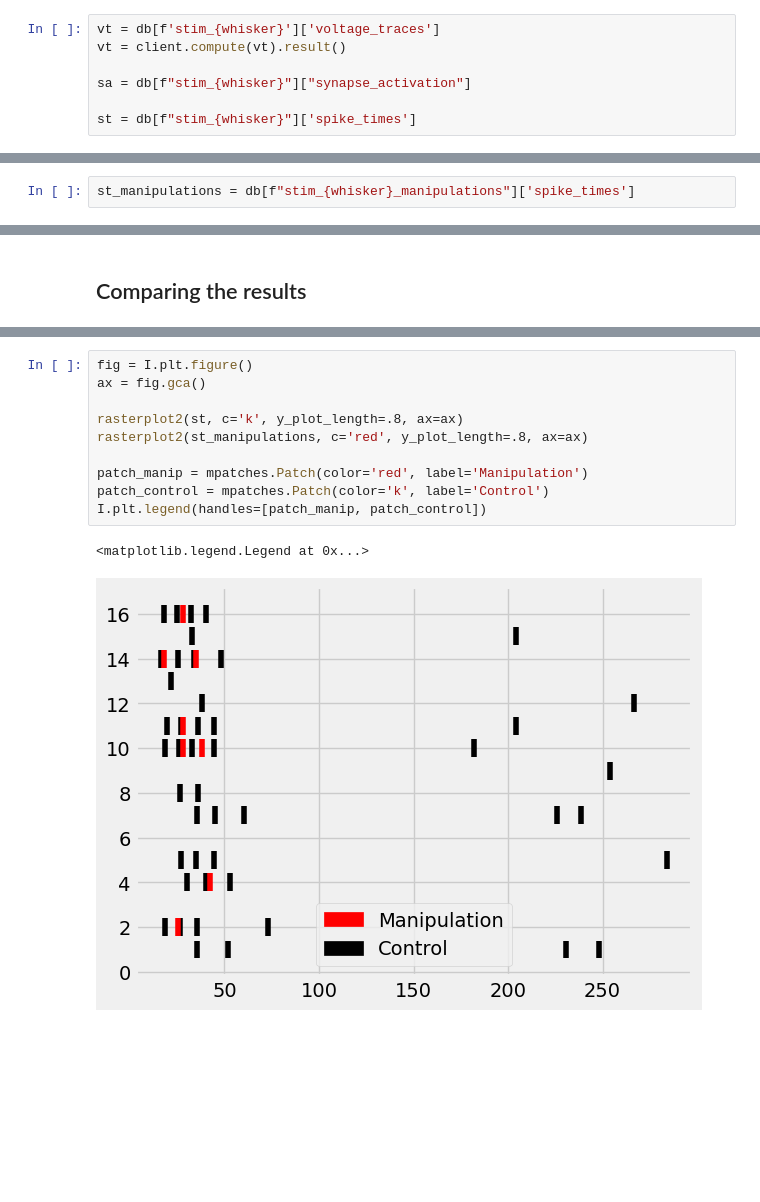
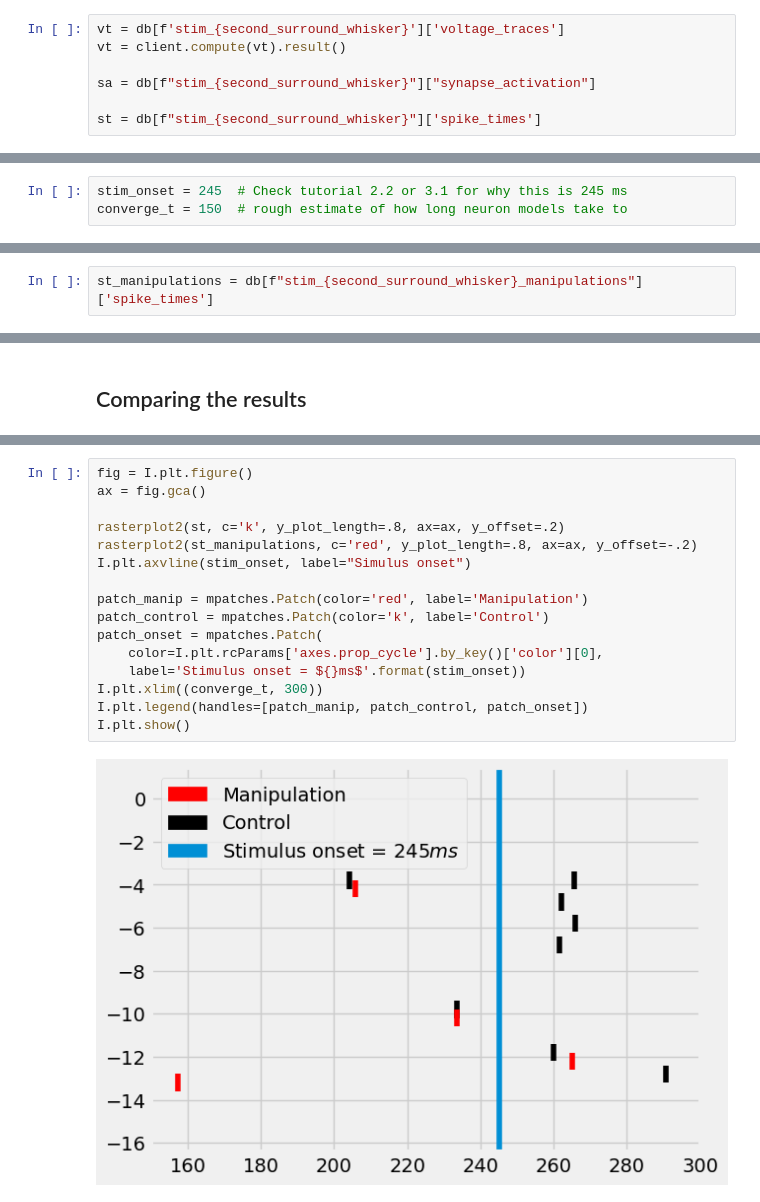
Before and after one commit to mpinb/in_silico_framework, a Jupyter notebook: getting_started/tutorials/4. analysis/4.1 Manipulations.ipynb, the cells around one changed output, grey strips where cells are left out. Drawn from its saved outputs; the diff is of its cells as text; blank space fills up the shorter version.

Commit message:
Update manipulations tutorial

```diff
--- a/getting_started/tutorials/4. analysis/4.1 Manipulations.ipynb
+++ b/getting_started/tutorials/4. analysis/4.1 Manipulations.ipynb
@@ -129,7 +131,7 @@ I.plt.style.use("fivethirtyeight")
 # %%
-vt = db[f'stim_{whisker}']['voltage_traces']
+vt = db[f'stim_{second_surround_whisker}']['voltage_traces']
 vt = client.compute(vt).result()
 
-sa = db[f"stim_{whisker}"]["synapse_activation"]
+sa = db[f"stim_{second_surround_whisker}"]["synapse_activation"]
 
-st = db[f"stim_{whisker}"]['spike_times']
+st = db[f"stim_{second_surround_whisker}"]['spike_times']
@@ -148 +138,4 @@ Dask Name: from-delayed, 32 tasks
+# %%
+stim_onset = 245  # Check tutorial 2.2 or 3.1 for why this is 245 ms
+converge_t = 150  # rough estimate of how long neuron models take to
 # %%
@@ -222,4 +223,4 @@ vt_manipulations = db[f'stim_{whisker}_manipulations']['voltage_traces']
 vt_manipulations = client.compute(vt_manipulations).result()
 # %%
-st_manipulations = db[f"stim_{whisker}_manipulations"]['spike_times']
+st_manipulations = db[f"stim_{second_surround_whisker}_manipulations"]['spike_times']
 # %%
@@ -251,16 +258,21 @@ Text(0, 0.5, '$V_m (mV)$')
 # %%
 fig = I.plt.figure()
 ax = fig.gca()
 
-rasterplot2(st, c='k', y_plot_length=.8, ax=ax)
-rasterplot2(st_manipulations, c='red', y_plot_length=.8, ax=ax)
+rasterplot2(st, c='k', y_plot_length=.8, ax=ax, y_offset=.2)
+rasterplot2(st_manipulations, c='red', y_plot_length=.8, ax=ax, y_offset=-.2)
+I.plt.axvline(stim_onset, label="Simulus onset")
 
 patch_manip = mpatches.Patch(color='red', label='Manipulation')
 patch_control = mpatches.Patch(color='k', label='Control')
-I.plt.legend(handles=[patch_manip, patch_control])
+patch_onset = mpatches.Patch(
+    color=I.plt.rcParams['axes.prop_cycle'].by_key()['color'][0],
+    label='Stimulus onset = ${}ms$'.format(stim_onset))
+I.plt.xlim((converge_t, 300))
+I.plt.legend(handles=[patch_manip, patch_control, patch_onset])
+I.plt.show()
 # %% [output]
-<matplotlib.legend.Legend at 0x...>
-[figure, old version]
+[figure, new version]
 # %% [markdown]
 ## Interpreting the result
 
```
Also changed, not shown: parts of 29 cells of this notebook.
